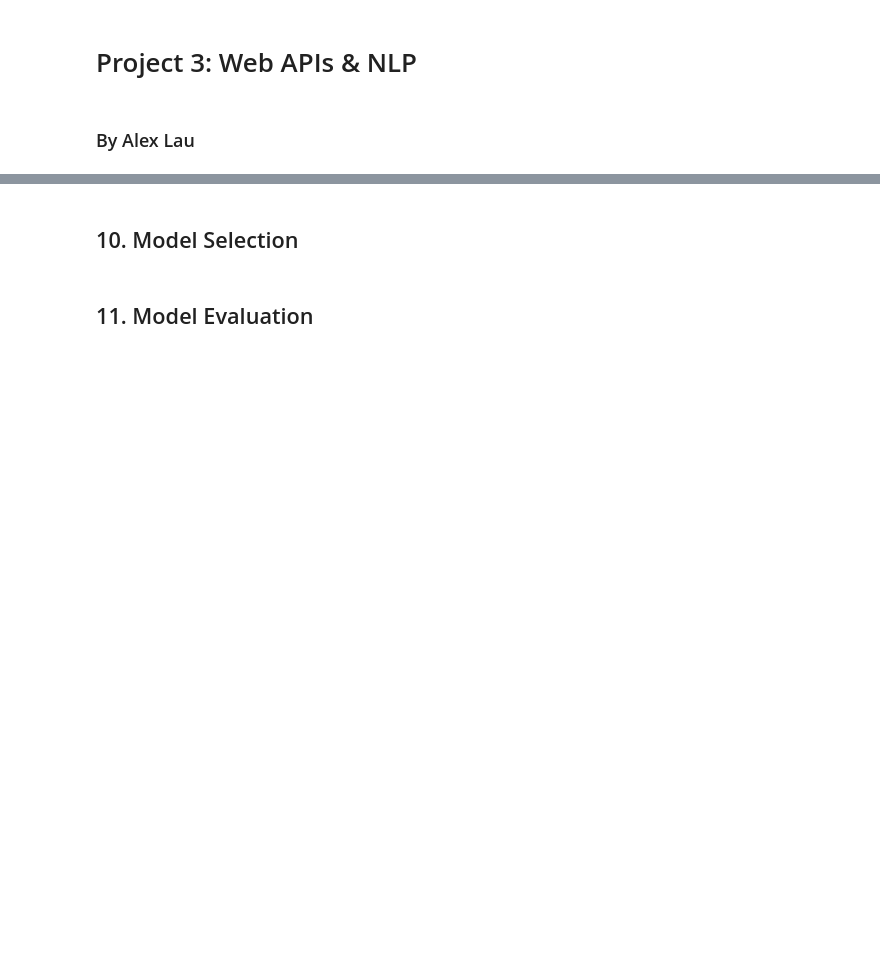
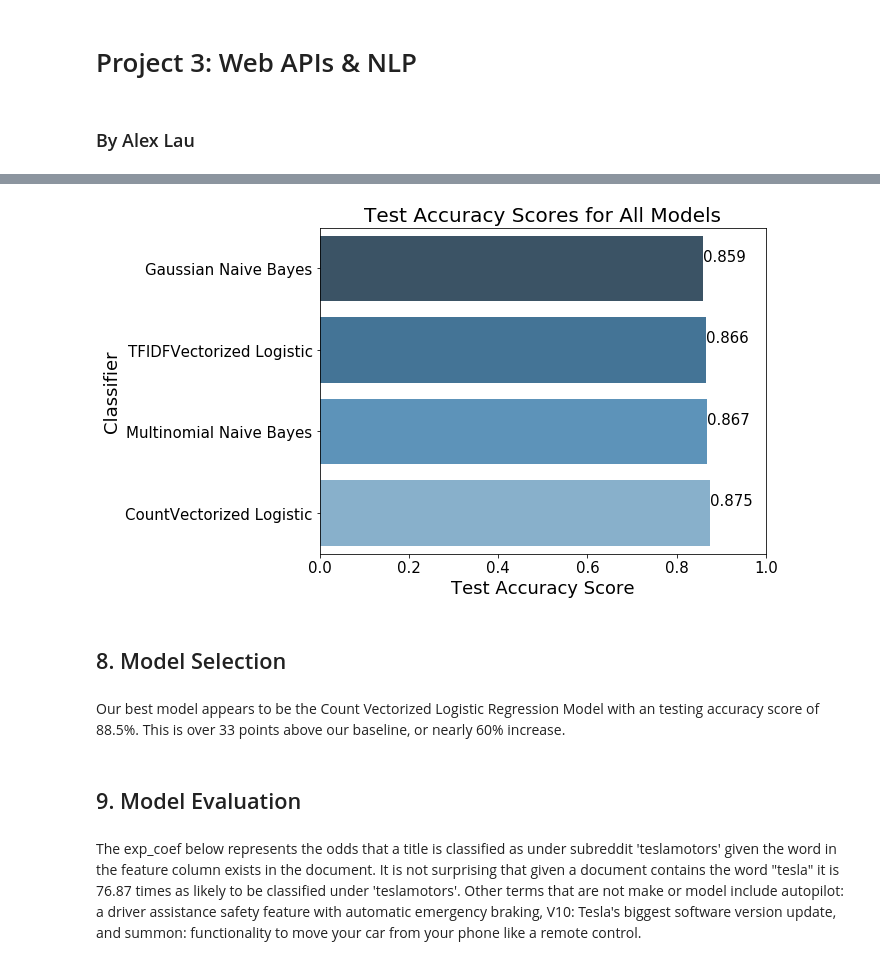
Before and after one commit to LexLau/Classifying-subreddit-cars-vs-teslamotors-with-NLP, a Jupyter notebook: Project_3_Web_APIs_&_NLP.ipynb, the cells around one changed output, grey strips where cells are left out. Drawn from its saved outputs; the diff is of its cells as text; code cells hidden in the pictures; blank space fills up the shorter version.

```diff
--- a/Project_3_Web_APIs_&_NLP.ipynb
+++ b/Project_3_Web_APIs_&_NLP.ipynb
@@ -467,0 +502,4 @@ gs_cv.best_params_
+# %%
+# checking accuracy score
+gs_cv_lr_accuracy = np.round(gs_cv.score(X_test, y_test), 4)
+gs_cv_lr_accuracy
@@ -526,0 +563,4 @@ Pipeline(memory=None,
+# %%
+# checking accuracy score
+gs_tfidf_lr_accuracy = np.round(gs_tfidf.score(X_test, y_test),4)
+gs_tfidf_lr_accuracy
@@ -585,0 +626,4 @@ Pipeline(memory=None,
+# %%
+# checking accuracy score
+gs_mnb_accuracy = np.round(gs_mnb.score(X_test, y_test), 4)
+gs_mnb_accuracy
@@ -612,0 +690,4 @@ Testing accuracy score for our Gaussian Naive Bayes model is: 0.8598.
+# %%
+# checking accuracy score
+gs_gnb_accuracy = np.round(gs_gnb.score(X_test, y_test), 4)
+gs_gnb_accuracy
@@ -613,4 +725,29 @@ Testing accuracy score for our Gaussian Naive Bayes model is: 0.8598.
+# %%
+# initialize list of lists
+scores_list = [['CountVectorized Logistic', gs_cv_lr_accuracy], ['TFIDFVectorized Logistic', gs_tfidf_lr_accuracy],
+        ['Multinomial Naive Bayes', gs_mnb_accuracy], ['Gaussian Naive Bayes', gs_gnb_accuracy]]
+
+# Create the pandas DataFrame
+scores_df = pd.DataFrame(scores_list, columns = ['Classifier', 'Test Accuracy Score']).sort_values('Test Accuracy Score')
+# scores_df.sort_values(scores_df, ascending = False)
+
+plt.figure(figsize = (8, 6))
+ax = sns.barplot(x="Test Accuracy Score", y='Classifier', data=scores_df, palette = 'Blues_d')
+plt.title(f'Test Accuracy Scores for All Models', size = 20)
+plt.xlabel('Test Accuracy Score', size = 18)
+plt.xticks(ticks = [0, 0.2, 0.4, 0.6, 0.8, 1], size = 15)
+plt.yticks(size = 15)
+plt.ylabel('Classifier', size = 18)
+
+for i in ax.patches:
+    # get_width pulls left or right; get_y pushes up or down
+    ax.text(i.get_width(), i.get_y()+.31, \
+            str(round((i.get_width()), 3)), fontsize=15, color='black')
+# %% [output]
+[figure, added]
 # %% [markdown]
-## 10. Model Selection
+## 8. Model Selection
+# %% [markdown]
+Our best model appears to be the Count Vectorized Logistic Regression Model with an testing accuracy score of 88.5%. This is over 33 points above our baseline, or nearly 60% increase.
 # %% [markdown]
-## 11. Model Evaluation
+## 9. Model Evaluation
@@ -616,0 +767,2 @@ Testing accuracy score for our Gaussian Naive Bayes model is: 0.8598.
+# %% [markdown]
+The exp_coef below represents the odds that a title is classified as under subreddit 'teslamotors' given the word in the feature column exists in the document. It is not surprising that given a document contains the word "tesla" it is 76.87 times as likely to be classified under 'teslamotors'. Other terms that are not make or model include autopilot: a driver assistance safety feature with automatic emergency braking, V10: Tesla's biggest software version update, and summon: functionality to move your car from your phone like a remote control.
```
Also changed, not shown: parts of 127 cells of this notebook, 2 other files.
